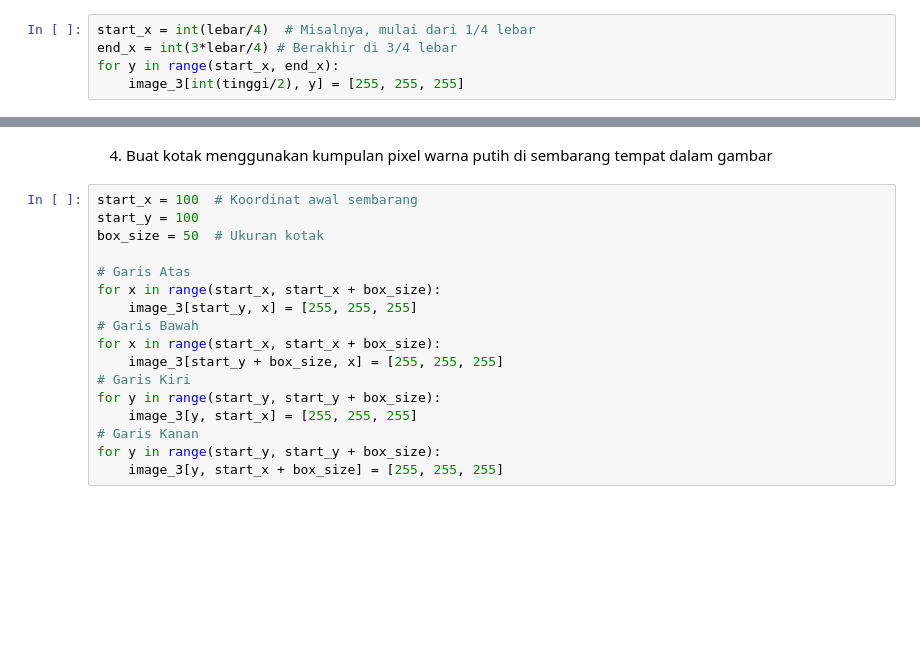
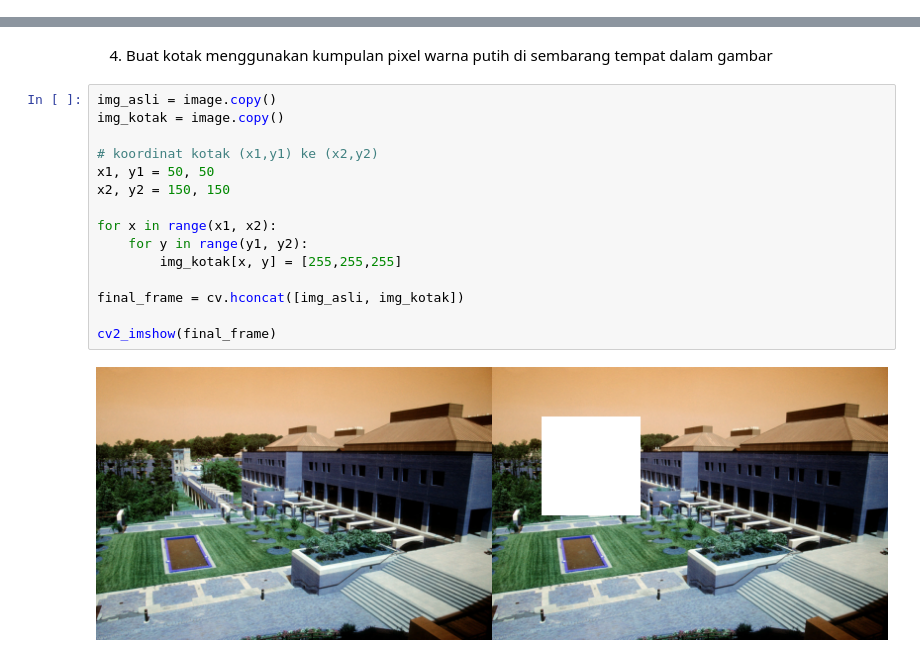
Before and after one commit to NaufalPratomo/PCVK_Ganjil_2025, a Jupyter notebook: Modul1.ipynb, the cells around one changed output, grey strips where cells are left out. Cells and saved outputs as stored; diff of their text form; blank space fills up the shorter version.

```diff
--- a/Modul1.ipynb
+++ b/Modul1.ipynb
@@ -171,8 +171,3 @@ cv2_imshow(final_grid)
 [figure]
 # %% [markdown]
 3. Buat garis horisontal berwarna putih dibagian tengah gambar dengan panjang tertentu
-# %%
-start_x = int(lebar/4)  # Misalnya, mulai dari 1/4 lebar
-end_x = int(3*lebar/4) # Berakhir di 3/4 lebar
-for y in range(start_x, end_x):
-    image_3[int(tinggi/2), y] = [255, 255, 255]
@@ -179,19 +198,19 @@ for y in range(start_x, end_x):
 # %% [markdown]
 4. Buat kotak menggunakan kumpulan pixel warna putih di sembarang tempat dalam gambar
-# %%
-start_x = 100  # Koordinat awal sembarang
-start_y = 100
-box_size = 50  # Ukuran kotak
-
-# Garis Atas
-for x in range(start_x, start_x + box_size):
-    image_3[start_y, x] = [255, 255, 255]
-# Garis Bawah
-for x in range(start_x, start_x + box_size):
-    image_3[start_y + box_size, x] = [255, 255, 255]
-# Garis Kiri
-for y in range(start_y, start_y + box_size):
-    image_3[y, start_x] = [255, 255, 255]
-# Garis Kanan
-for y in range(start_y, start_y + box_size):
-    image_3[y, start_x + box_size] = [255, 255, 255]
+# %%
+img_asli = image.copy()
+img_kotak = image.copy()
+
+# koordinat kotak (x1,y1) ke (x2,y2)
+x1, y1 = 50, 50
+x2, y2 = 150, 150
+
+for x in range(x1, x2):
+    for y in range(y1, y2):
+        img_kotak[x, y] = [255,255,255]
+
+final_frame = cv.hconcat([img_asli, img_kotak])
+
+cv2_imshow(final_frame)
+# %% [output]
+[figure, added]
```
Also changed, not shown: parts of 1 cell of this notebook.
